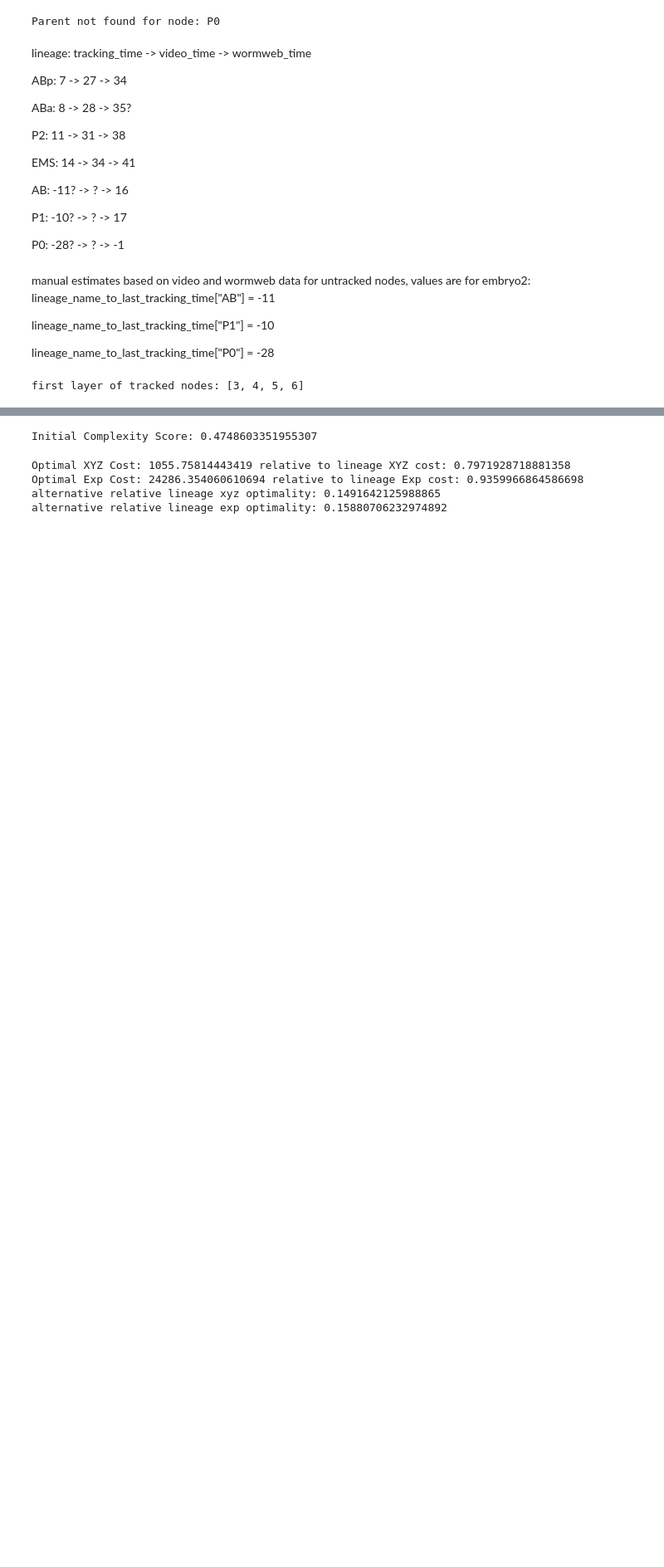
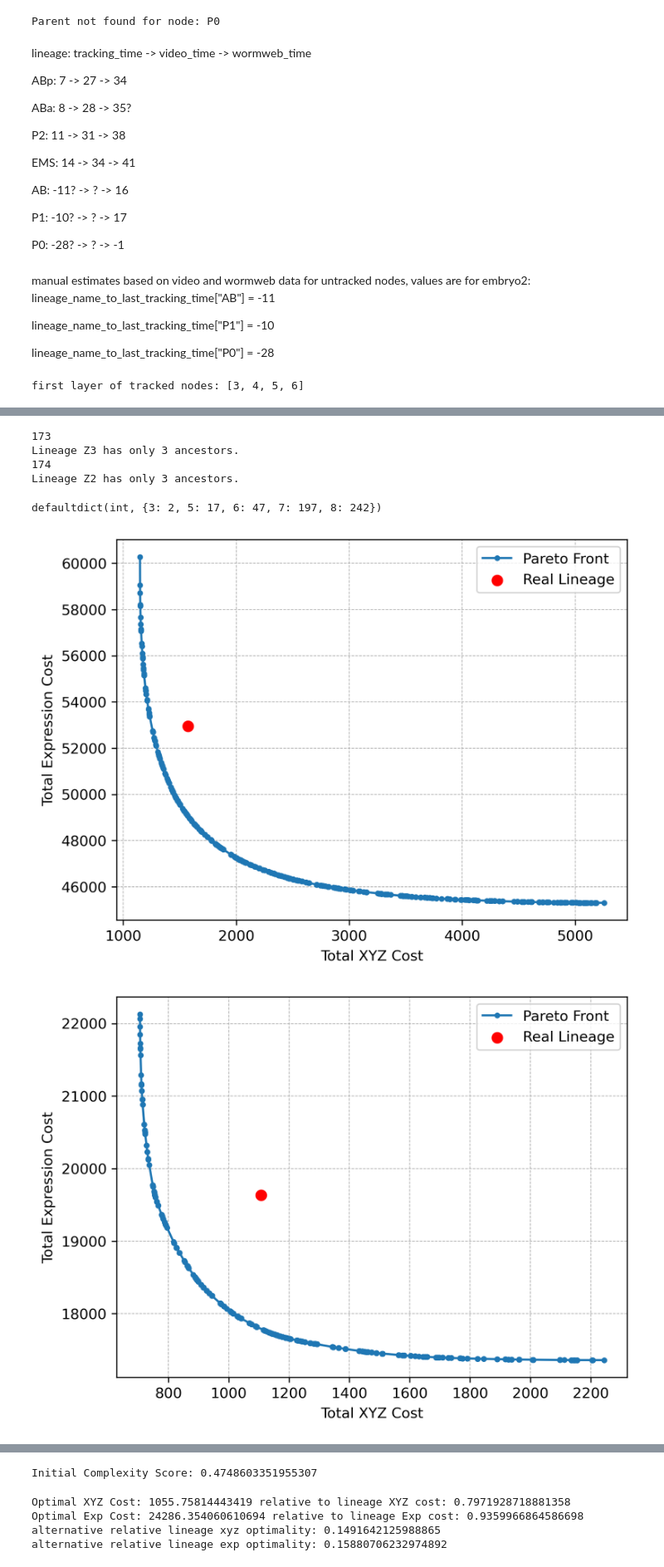
Before and after one commit to IcyFermion/embryogenesis, a Jupyter notebook: pareto_core.ipynb, the cells around one changed output, grey strips where cells are left out. Shown at 83% size. Cells and saved outputs as stored; diff of their text form; code cells hidden in the pictures; blank space fills up the shorter version.

```diff
--- a/pareto_core.ipynb
+++ b/pareto_core.ipynb
@@ -240,0 +271,2 @@ Complexity Score of the original lineage tree: 0.3856749311294766
+# %%
+res = opt.bottom_up_pareto_at_each_layer()
@@ -240,0 +334,9 @@ Complexity Score of the original lineage tree: 0.3856749311294766
+# %%
+a = parent_mapping_inspection(wt_lineage_id_to_parent_list)
+a
+# %% [output]
+173
+Lineage Z3 has only 3 ancestors.
+174
+Lineage Z2 has only 3 ancestors.
+defaultdict(int, {3: 2, 5: 17, 6: 47, 7: 197, 8: 242})
@@ -240,0 +366,21 @@ Complexity Score of the original lineage tree: 0.3856749311294766
+# %%
+pareto_fronts_by_layer = res[0]
+layer_costs = res[1]
+# plot pareto fronts at each layer
+layer_names = ["last", "second_last", "third_last"]
+layer_nodes = [505, 275, 174]
+for layer_idx, (pareto_front, layer_cost) in enumerate(zip(pareto_fronts_by_layer, layer_costs)):
+    pareto_front = np.array(pareto_front)
+    plt.figure()
+    plt.plot(pareto_front[:,0], pareto_front[:,1], marker='o', linestyle='-', markersize=3, label='Pareto Front')
+    plt.scatter(layer_cost[0], layer_cost[1], color='red', s=50, label='Real Lineage')
+    # plt.title(f"Pareto Front at {layer_names[layer_idx]} layer, with {layer_nodes[layer_idx]} cells")
+    plt.xlabel("Total XYZ Cost")
+    plt.ylabel("Total Expression Cost")
+    plt.grid(True, which="both", ls="--", linewidth=0.5)
+    plt.legend()
+    # plt.savefig(f"pareto_front_layer_{layer_idx}.png")
+    plt.show()
+# %% [output]
+[figure, added]
+[figure, added]
```
Also changed, not shown: parts of 23 cells of this notebook, 4 other files.
